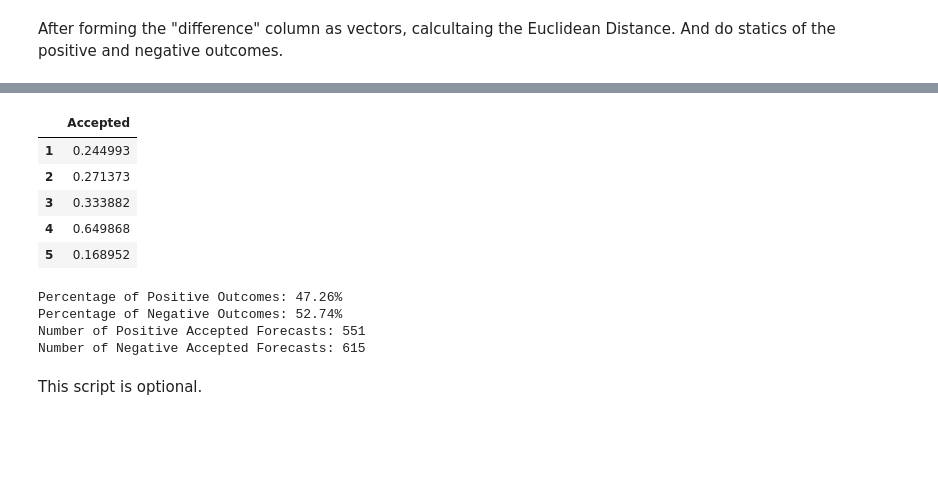
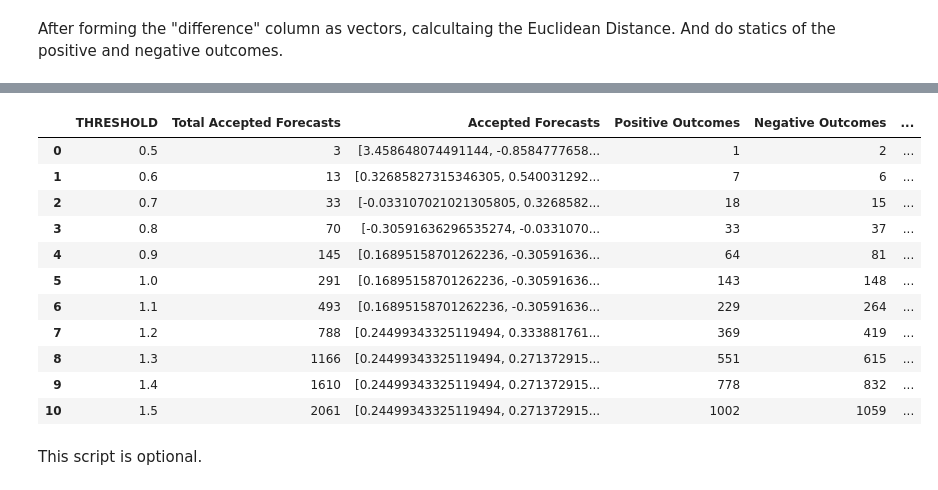
Before and after one commit to sria-the-fury/ANN-for-Time-Series-Forex-PyNote, a Jupyter notebook: Calculate_ED_for_all_dataset.ipynb, the cells around one changed output, grey strips where cells are left out. Drawn from its saved outputs; the diff is of its cells as text; code cells hidden in the pictures; blank space fills up the shorter version.

Commit message:
add thresholdf from 0.5 to 1.5

```diff
--- a/Calculate_ED_for_all_dataset.ipynb
+++ b/Calculate_ED_for_all_dataset.ipynb
@@ -106,45 +106,43 @@ generated_base_vectors = np.random.uniform(low=-2.0, high=2.0, size=(1000, 5))
 print("Generated Base Vectors:")
 print(generated_base_vectors[:5])
 base_vector = [0.45, 0.98, 0.29, 0.59, 0.38]
-THRESHOLD = 1.3
-
-accepted_forecasts = []
-
 base_np_vector = np.array(base_vector)
 
-print("Calculating Euclidean distances and filtering forecasts...")
+results_summary = []
 
-for index, row in main_data.iterrows():
-    feature_vector = np.array(row[['p1', 'p2', 'p3', 'p4', 'p5']].tolist())
-    euclidean_distance = np.linalg.norm(feature_vector - base_np_vector)
+for current_threshold in np.arange(0.5, 1.51, 0.1):
+    print(f"\nCalculating for THRESHOLD = {current_threshold:.1f}...")
+    accepted_forecasts = []
 
-    if euclidean_distance < THRESHOLD:
-        accepted_forecasts.append(row['true_value_next_day'])
+    for index, row in main_data.iterrows():
+        feature_vector = np.array(row[['p1', 'p2', 'p3', 'p4', 'p5']].tolist())
+        euclidean_distance = np.linalg.norm(feature_vector - base_np_vector)
 
-accepted_forecasts_df = pd.DataFrame(accepted_forecasts, columns=['Accepted'])
-accepted_forecasts_df.index = range(1, len(accepted_forecasts_df) + 1)
+        if euclidean_distance < current_threshold:
+            accepted_forecasts.append(row['true_value_next_day'])
 
-accepted_forecasts_df.to_csv('accepted_forecasts.csv', index_label='Vectors')
+    accepted_series = pd.Series(accepted_forecasts)
 
-print(f"\nTotal accepted forecasts: {len(accepted_forecasts_df)}")
-print("Accepted Forecasts Table:")
-display(accepted_forecasts_df.head())
+    positive_outcomes = (accepted_series > 0).sum()
+    negative_outcomes = (accepted_series <= 0).sum()
 
-accepted_series = pd.Series(accepted_forecasts)
+    total_outcomes = len(accepted_series)
 
-positive_outcomes = (accepted_series > 0).sum()
-negative_outcomes = (accepted_series <= 0).sum()
+    percentage_positive = (positive_outcomes / total_outcomes) * 100 if total_outcomes > 0 else 0
+    percentage_negative = (negative_outcomes / total_outcomes) * 100 if total_outcomes > 0 else 0
 
-total_outcomes = len(accepted_series)
+    results_summary.append({
+        'THRESHOLD': f"{current_threshold:.1f}",
+        'Total Accepted Forecasts': total_outcomes,
+        'Accepted Forecasts': accepted_forecasts,
+        'Positive Outcomes': positive_outcomes,
+        'Negative Outcomes': negative_outcomes,
+        'Percentage Positive': f"{percentage_positive:.2f}%",
+        'Percentage Negative': f"{percentage_negative:.2f}%"
+    })
 
-if total_outcomes > 0:
-    percentage_positive = (positive_outcomes / total_outcomes) * 100
-    percentage_negative = (negative_outcomes / total_outcomes) * 100
-    print(f"\nPercentage of Positive Outcomes: {percentage_positive:.2f}%")
-    print(f"Percentage of Negative Outcomes: {percentage_negative:.2f}%")
-    print(f"Number of Positive Accepted Forecasts: {positive_outcomes}")
-    print(f"Number of Negative Accepted Forecasts: {negative_outcomes}")
-else:
-    print("\nNo accepted forecasts to calculate percentages.")
+summary_df = pd.DataFrame(results_summary)
+print("\nSummary of Forecasts for Different THRESHOLDS:")
+display(summary_df)
 # %% [output]
 Generated Base Vectors:
@@ -160,13 +165,15 @@ Accepted Forecasts Table:
-|  | Accepted |
-| 1 | 0.244993 |
-| 2 | 0.271373 |
-| 3 | 0.333882 |
-| 4 | 0.649868 |
-| 5 | 0.168952 |
+|  | THRESHOLD | Total Accepted Forecasts | Accepted Forecasts | Positive Outcomes | Negative Outcomes | ... |
+| 0 | 0.5 | 3 | [3.458648074491144, -0.8584777658... | 1 | 2 | ... |
+| 1 | 0.6 | 13 | [0.32685827315346305, 0.540031292... | 7 | 6 | ... |
+| 2 | 0.7 | 33 | [-0.033107021021305805, 0.3268582... | 18 | 15 | ... |
+| 3 | 0.8 | 70 | [-0.30591636296535274, -0.0331070... | 33 | 37 | ... |
+| 4 | 0.9 | 145 | [0.16895158701262236, -0.30591636... | 64 | 81 | ... |
+| 5 | 1.0 | 291 | [0.16895158701262236, -0.30591636... | 143 | 148 | ... |
+| 6 | 1.1 | 493 | [0.16895158701262236, -0.30591636... | 229 | 264 | ... |
+| 7 | 1.2 | 788 | [0.24499343325119494, 0.333881761... | 369 | 419 | ... |
+| 8 | 1.3 | 1166 | [0.24499343325119494, 0.271372915... | 551 | 615 | ... |
+| 9 | 1.4 | 1610 | [0.24499343325119494, 0.271372915... | 778 | 832 | ... |
+| 10 | 1.5 | 2061 | [0.24499343325119494, 0.271372915... | 1002 | 1059 | ... |
-Percentage of Positive Outcomes: 47.26%
-Percentage of Negative Outcomes: 52.74%
-Number of Positive Accepted Forecasts: 551
-Number of Negative Accepted Forecasts: 615
 # %% [markdown]
 This script is optional.
 # %%
```
Also changed, not shown: parts of 1 cell of this notebook.
